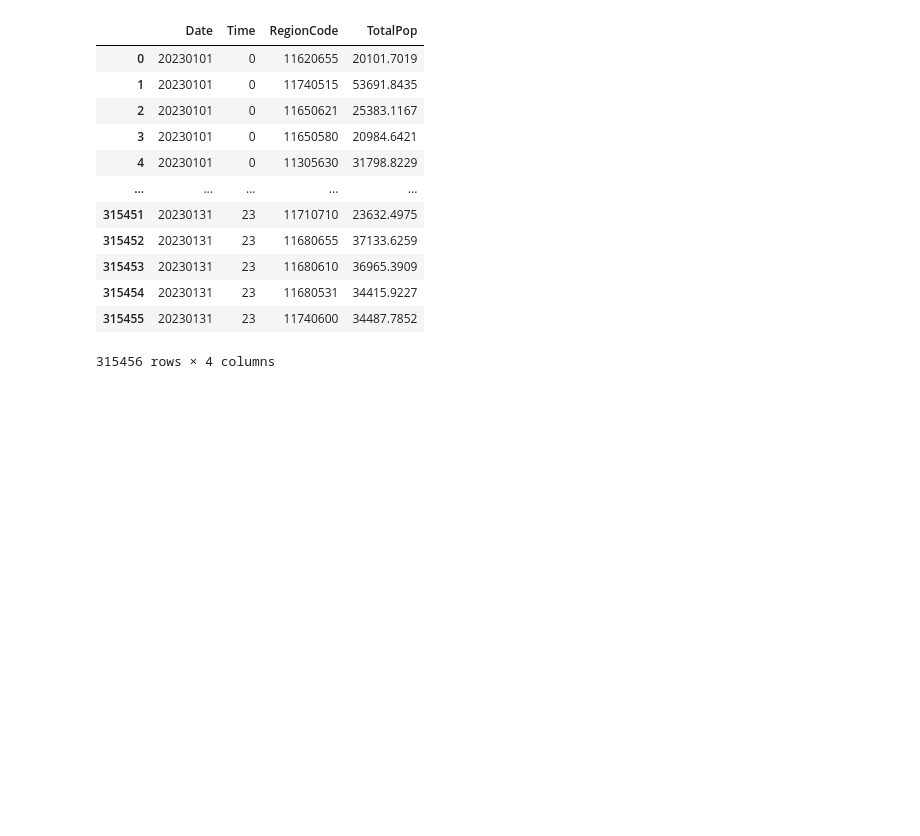
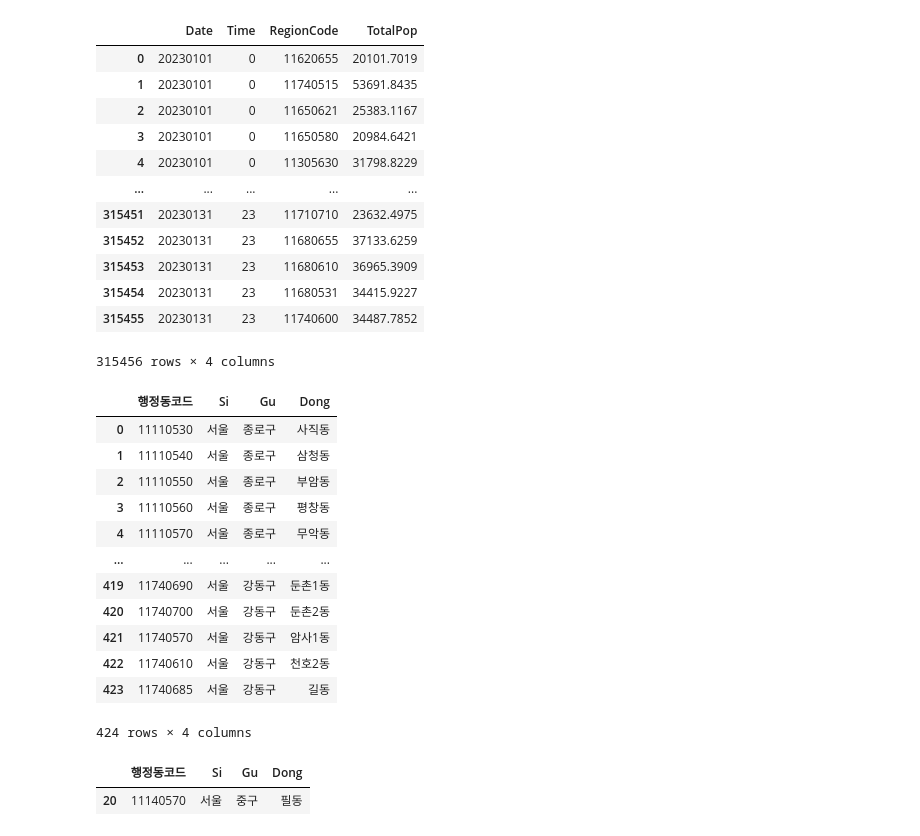
Before and after one commit to ICE-COMMA/Probono-AI, a Jupyter notebook: population.ipynb, the cells around one changed output. Saved outputs shown, nothing was run; the diff lists cells and outputs as text; code cells hidden in the pictures; blank space fills up the shorter version.

```diff
--- a/population.ipynb
+++ b/population.ipynb
@@ -859,0 +858,26 @@ info_s_2301
+# %%
+# 기초적인 데이터 전처리 마무리 했다고 가정
+# 행정동 코드 가져온 뒤, 특정 지역 예측해보기
+region_code = pd.read_csv("/content/drive/MyDrive/Colab Notebooks/Github/dataset/code.csv")
+region_code
+# 11140570 (필동 예측)
+# %% [output]
+|  | 행정동코드 | Si | Gu | Dong |
+| 0 | 11110530 | 서울 | 종로구 | 사직동 |
+| 1 | 11110540 | 서울 | 종로구 | 삼청동 |
+| 2 | 11110550 | 서울 | 종로구 | 부암동 |
+| 3 | 11110560 | 서울 | 종로구 | 평창동 |
+| 4 | 11110570 | 서울 | 종로구 | 무악동 |
+| ... | ... | ... | ... | ... |
+| 419 | 11740690 | 서울 | 강동구 | 둔촌1동 |
+| 420 | 11740700 | 서울 | 강동구 | 둔촌2동 |
+| 421 | 11740570 | 서울 | 강동구 | 암사1동 |
+| 422 | 11740610 | 서울 | 강동구 | 천호2동 |
+| 423 | 11740685 | 서울 | 강동구 | 길동 |
+424 rows × 4 columns
+# %%
+select_Dong = region_code[region_code["Dong"] == "필동"]
+select_Dong
+# %% [output]
+|  | 행정동코드 | Si | Gu | Dong |
+| 20 | 11140570 | 서울 | 중구 | 필동 |
```
Also changed, not shown: parts of 9 cells of this notebook.
